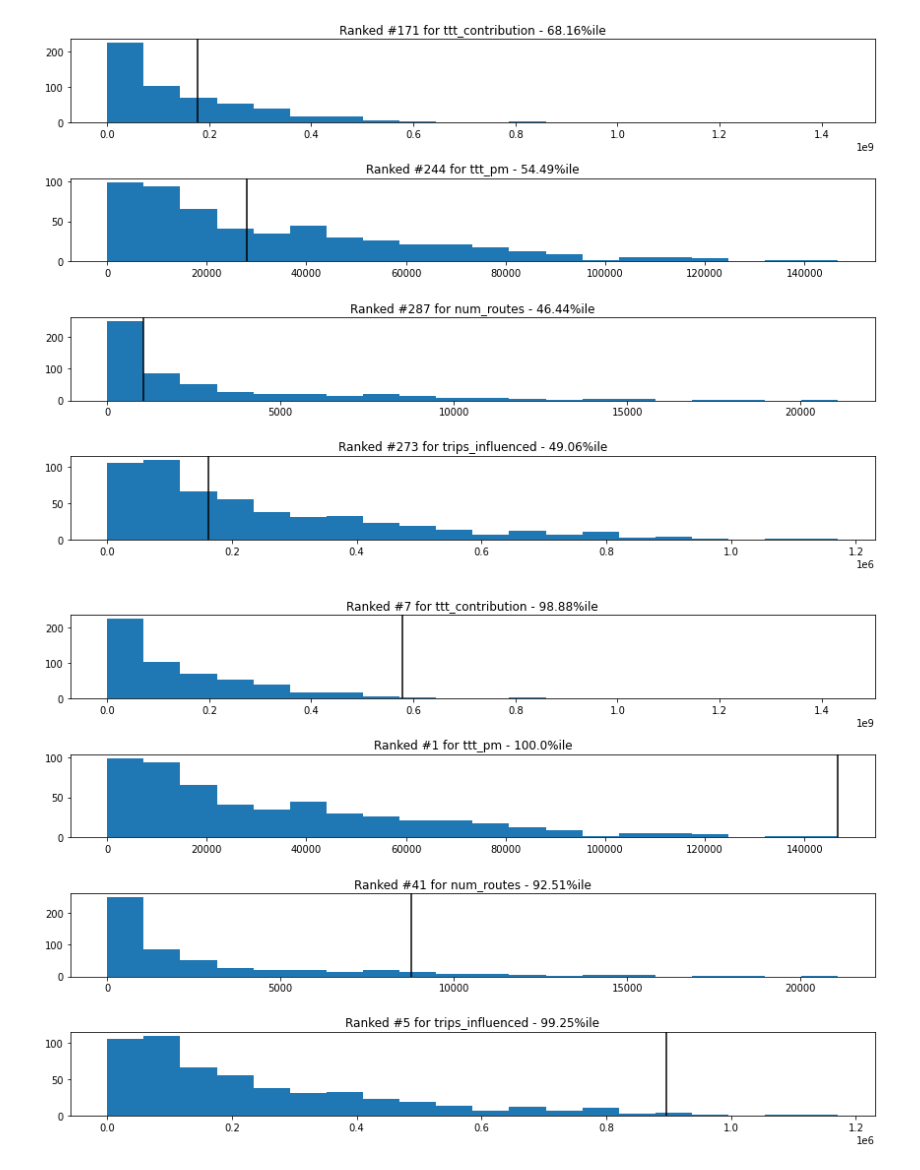
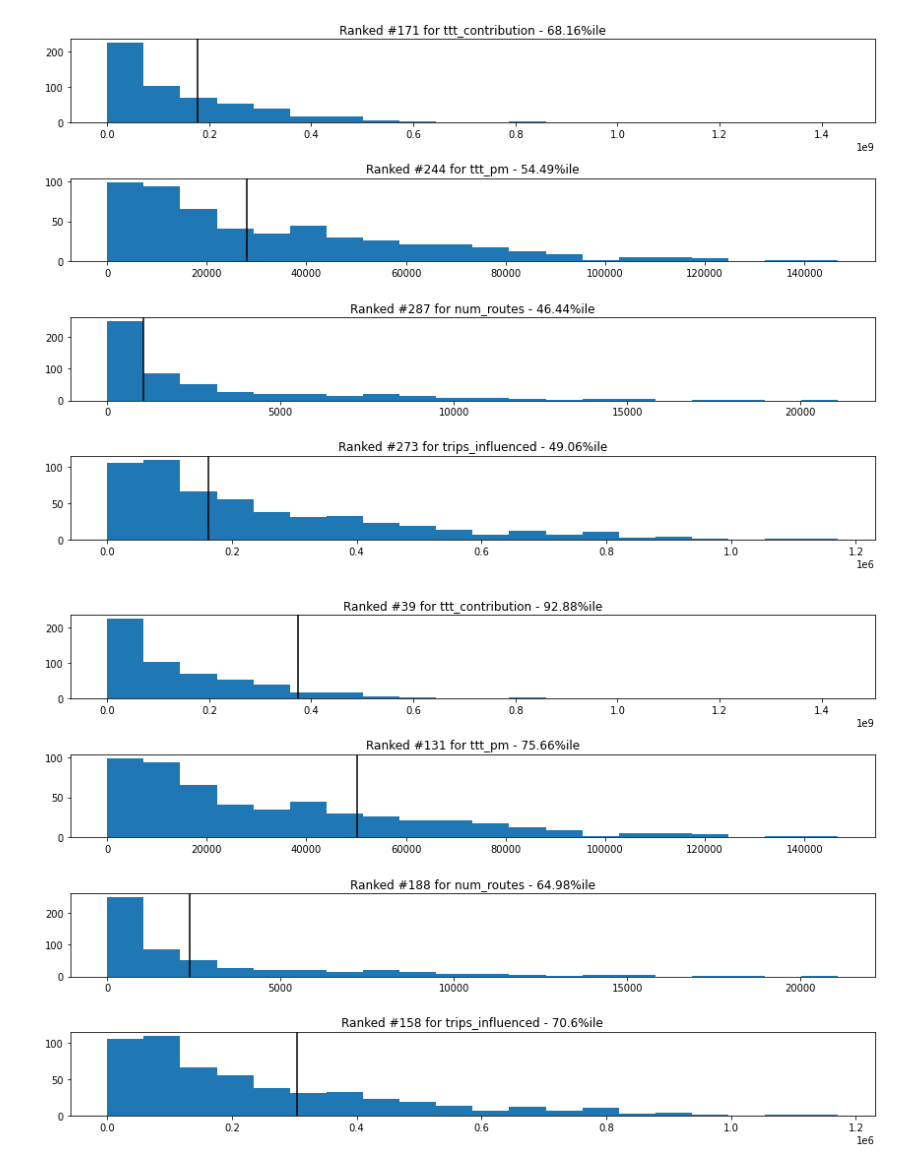
Before and after one commit to kiranbodipati/urban_planning_system, a Jupyter notebook: TTT Offline analysis.ipynb, the cells around one changed output. Saved outputs shown, nothing was run; the diff lists cells and outputs as text; code cells hidden in the pictures.

```diff
--- a/TTT Offline analysis.ipynb
+++ b/TTT Offline analysis.ipynb
@@ -623,10 +623,10 @@ plt.show()
 # %% [output]
 [figure]
 # %%
-fig = plot_hist_percentiles_bus('88')
+fig = plot_hist_percentiles_bus('118')
 plt.show()
 # %% [output]
-[figure, old version]
+[figure, new version]
 # %%
 with open('results/bus_ttt_contributions.json', 'w') as fileobj:
     json.dump(bus_ttt_contributions, fileobj, indent=2)
```
Also changed, not shown: parts of 1 cell of this notebook.
